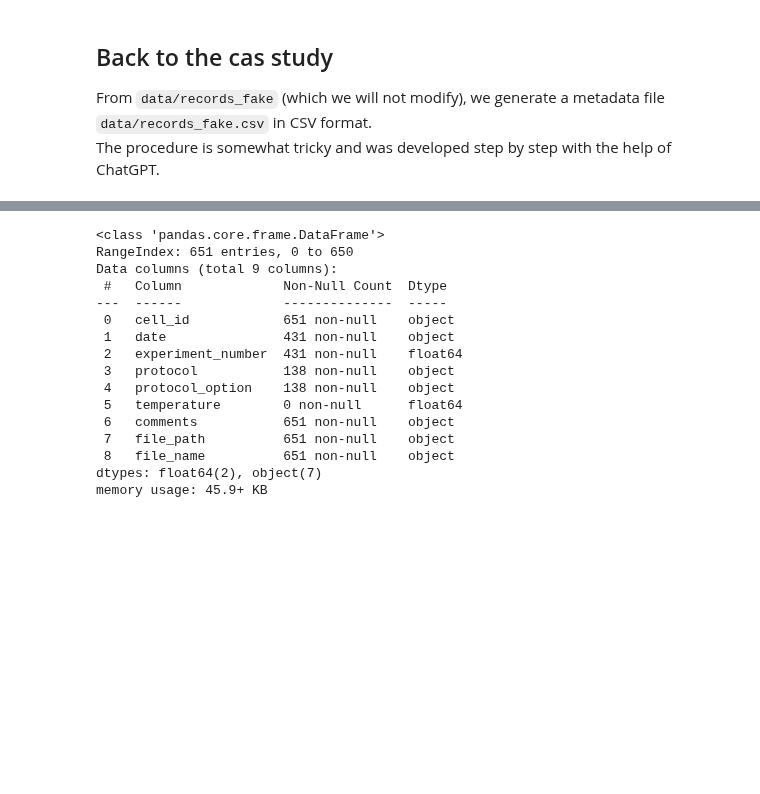
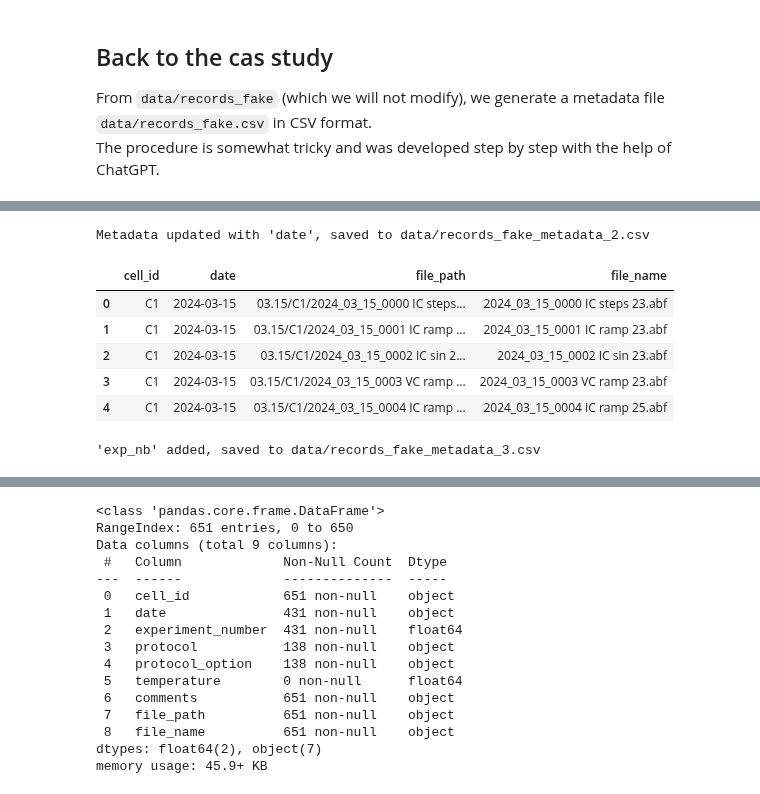
Before and after one commit to fabien-campillo/data-science-spikes, a Jupyter notebook: 4_exploring_a_database.ipynb, the cells around one changed output, grey strips where cells are left out. Cells and saved outputs as stored; diff of their text form; code cells hidden in the pictures; blank space fills up the shorter version.

```diff
--- a/4_exploring_a_database.ipynb
+++ b/4_exploring_a_database.ipynb
@@ -266,0 +216,67 @@ Metadata written to data/records_fake.csv, total files: 651
+# %%
+# ___ add date column
+
+
+# Paths
+metadata_file = Path("data/records_fake_metadata.csv")
+metadata_file_2 = Path("data/records_fake_metadata_2.csv")
+records_root = Path("data/records_fake")
+
+# Load existing CSV
+df = pd.read_csv(metadata_file)
+
+# Function to extract date from file_path
+def extract_date(file_path_str):
+    file_path = Path(file_path_str)
+    # Parent of the cell folder is the day folder: 03.15, 03.20, ...
+    day_folder = file_path.parent.parent.name
+    try:
+        month, day = day_folder.split(".")
+        return f"2024-{month}-{day}"  # YYYY-MM-DD
+    except ValueError:
+        return "2024-01-01"  # fallback if malformed
+
+# Apply function
+df['date'] = df['file_path'].apply(extract_date)
+
+# Reorder columns: cell_id, date, file_path, file_name
+df = df[['cell_id', 'date', 'file_path', 'file_name']]
+
+# Save new CSV
+df.to_csv(metadata_file_2, index=False)
+
+print(f"Metadata updated with 'date', saved to {metadata_file_2}")
+# %% [output]
+Metadata updated with 'date', saved to data/records_fake_metadata_2.csv
+# %%
+# Load the metadata
+df = pd.read_csv("data/records_fake_metadata_2.csv")
+
+# Display the first few rows
+df.head()
+# %% [output]
+|  | cell_id | date | file_path | file_name |
+| 0 | C1 | 2024-03-15 | 03.15/C1/2024_03_15_0000 IC steps... | 2024_03_15_0000 IC steps 23.abf |
+| 1 | C1 | 2024-03-15 | 03.15/C1/2024_03_15_0001 IC ramp ... | 2024_03_15_0001 IC ramp 23.abf |
+| 2 | C1 | 2024-03-15 | 03.15/C1/2024_03_15_0002 IC sin 2... | 2024_03_15_0002 IC sin 23.abf |
+| 3 | C1 | 2024-03-15 | 03.15/C1/2024_03_15_0003 VC ramp ... | 2024_03_15_0003 VC ramp 23.abf |
+| 4 | C1 | 2024-03-15 | 03.15/C1/2024_03_15_0004 IC ramp ... | 2024_03_15_0004 IC ramp 25.abf |
+# %%
+# ___ add the experiment number in first column
+
+# Paths
+metadata_file_2 = Path("data/records_fake_metadata_2.csv")
+metadata_file_3 = Path("data/records_fake_metadata_3.csv")
+
+# Load existing CSV
+df = pd.read_csv(metadata_file_2)
+
+# Add 'eco_nb' column as the first column, incrementing from 1
+df.insert(0, 'exp_nb', range(1, len(df) + 1))
+
+# Save the updated CSV
+df.to_csv(metadata_file_3, index=False)
+
+print(f"'exp_nb' added, saved to {metadata_file_3}")
+# %% [output]
+'exp_nb' added, saved to data/records_fake_metadata_3.csv
```
Also changed, not shown: parts of 5 cells of this notebook, 5 other files.
